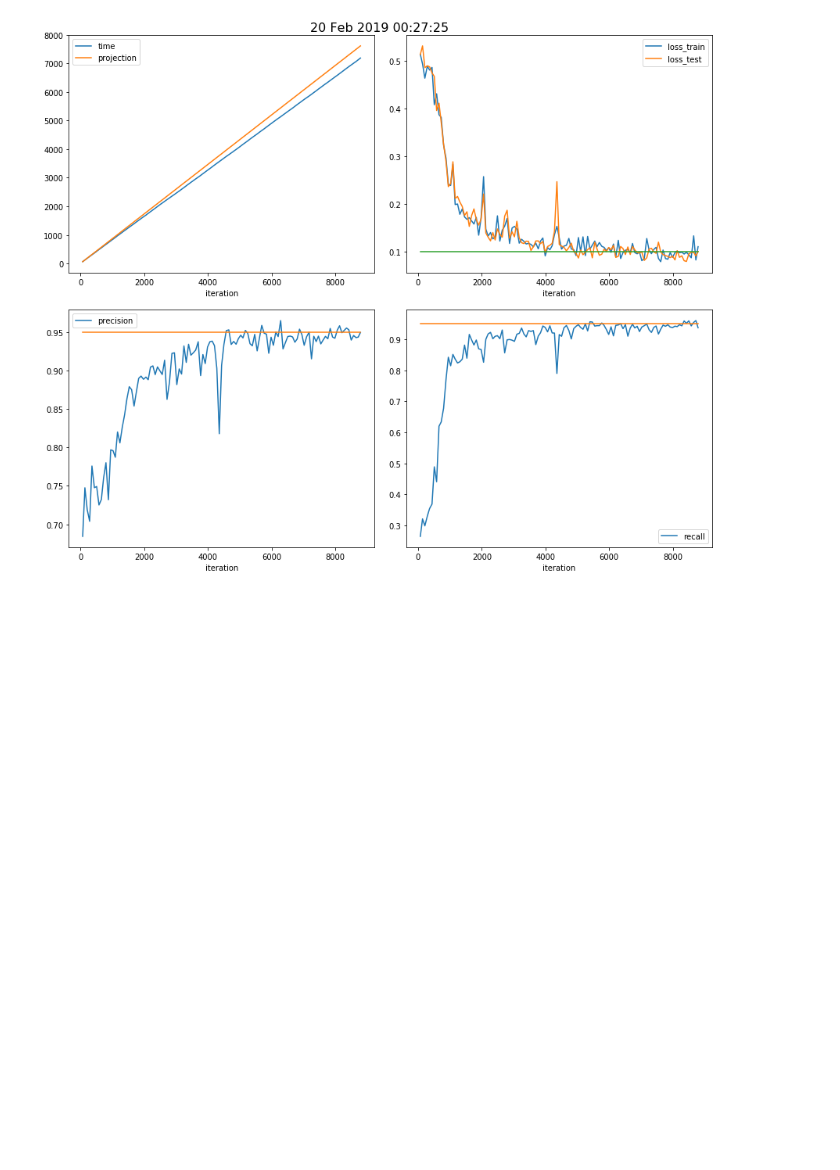
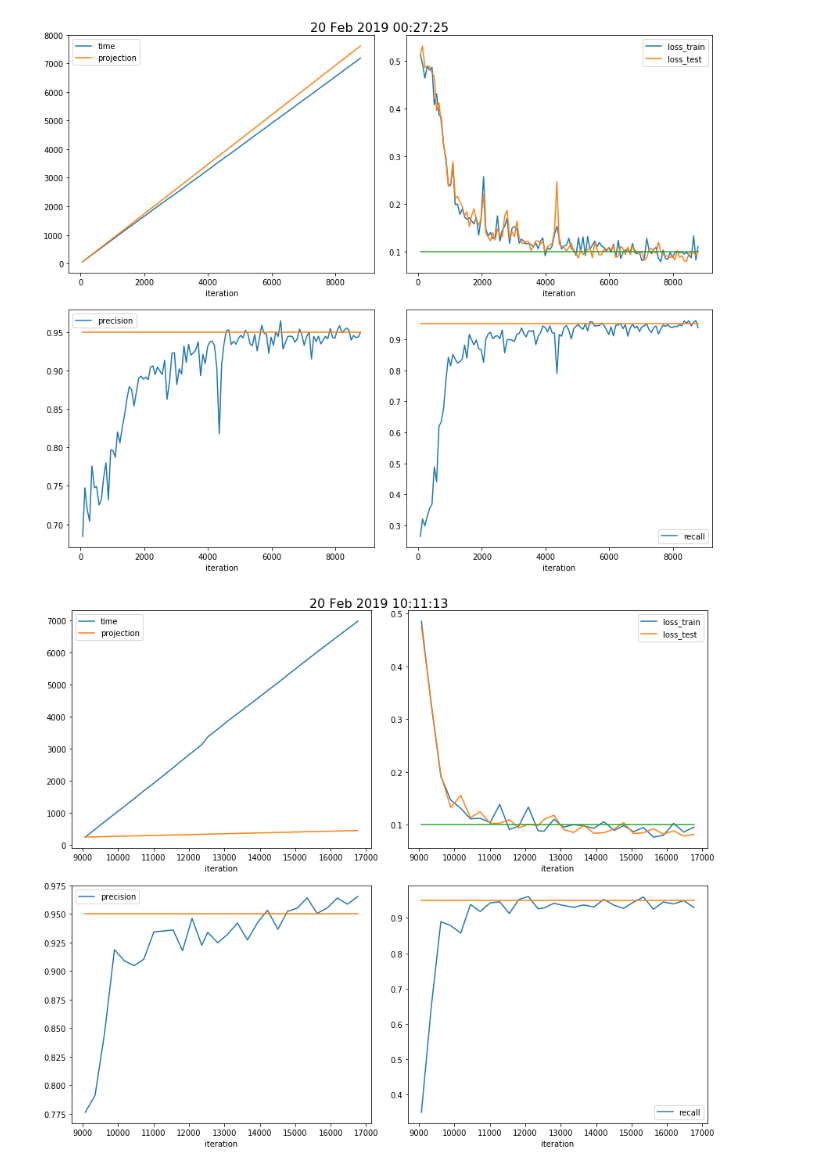
Before and after one commit to xju2/heptrkx-gnn-tracking, a Jupyter notebook: notebooks/ReadNXGraphLog.ipynb, the cells around one changed output. Cells and saved outputs as stored; diff of their text form; code cells hidden in the pictures; blank space fills up the shorter version.

```diff
--- a/notebooks/ReadNXGraphLog.ipynb
+++ b/notebooks/ReadNXGraphLog.ipynb
@@ -90,3 +90,8 @@ itime = 0
 df_info = plot_info(data_info[itime], time.strftime(time_format, time_info[itime]))
 # %% [output]
 [figure]
+# %%
+itime = 1
+df_info = plot_info(data_info[itime], time.strftime(time_format, time_info[itime]))
+# %% [output]
+[figure, added]
```
Also changed, not shown: 2 other files.
